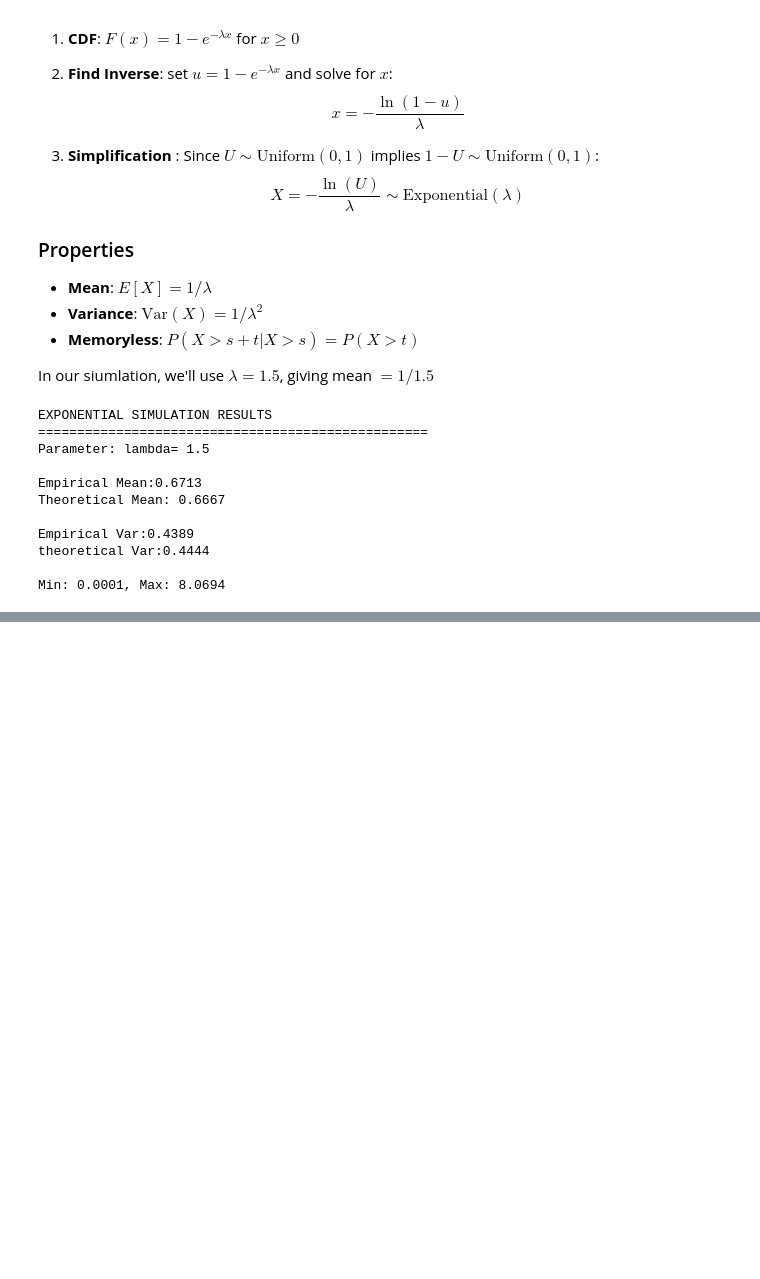
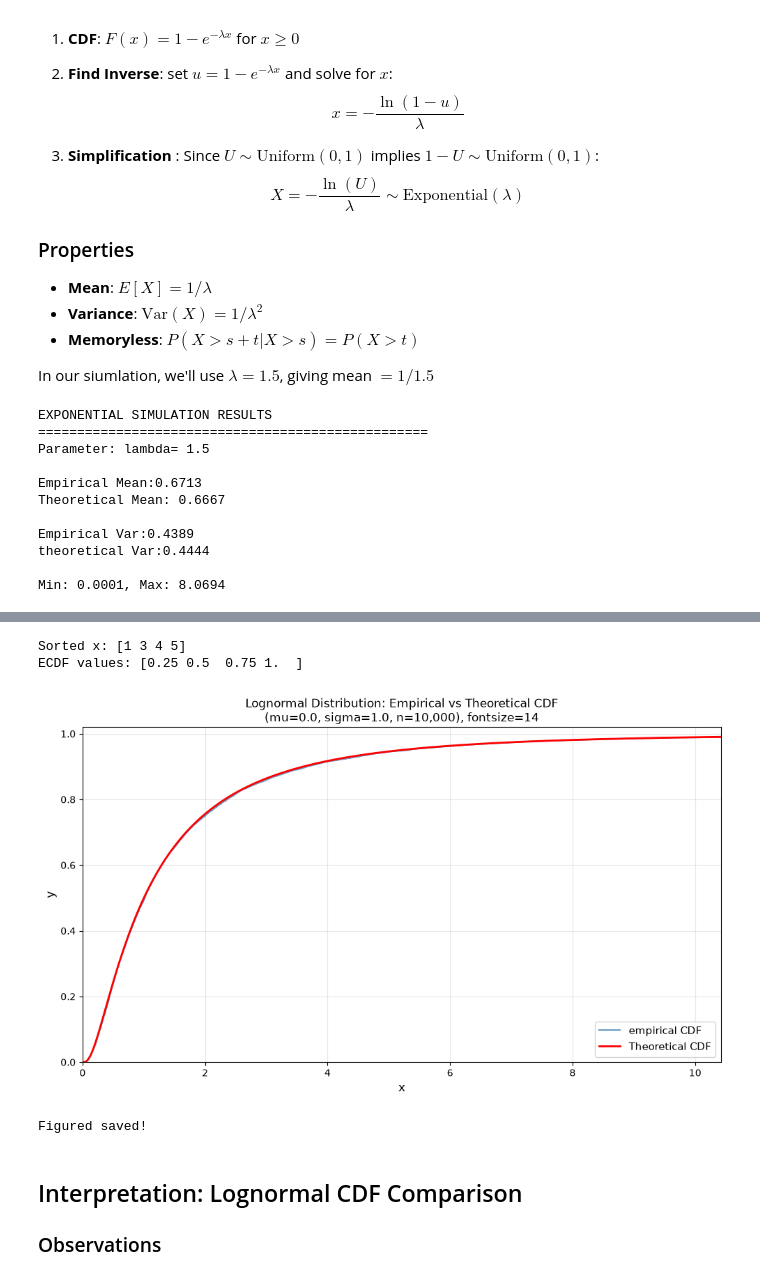
Before and after one commit to YasmineCharifi/Brownian-Motion-Simulator, a Jupyter notebook: notebooks/distributions.ipynb, the cells around one changed output, grey strips where cells are left out. Saved outputs shown, nothing was run; the diff lists cells and outputs as text; code cells hidden in the pictures; blank space fills up the shorter version.

Commit message:
lognormal and exponential distributions bis

```diff
--- a/notebooks/distributions.ipynb
+++ b/notebooks/distributions.ipynb
@@ -148,0 +165,49 @@ The **Cumulative Distribution Function** is a step function that estimates true
+# %%
+def empirical_cdf(samples):
+    x_sorted = np.sort(samples)
+    n = len(x_sorted)
+    ecdf_values = np.arange(1,n+1)/n
+    return x_sorted, ecdf_values
+X_test, ecdf_test = empirical_cdf([3,1,4,5])
+print(f"Sorted x: {X_test}")
+print(f"ECDF values: {ecdf_test}")
+# %% [output]
+Sorted x: [1 3 4 5]
+ECDF values: [0.25 0.5  0.75 1.  ]
+# %%
+""" Comparing Empirical vs Theoritical CDF for Lognormal Distribution"""
+
+x_ln, ecdf_ln = empirical_cdf(X_lognormal)
+# compute theoretical CDF
+x_theory = np.linspace(0.001, np.percentile(X_lognormal, 99), 1000)
+theoretical_cdf_ln = stats.lognorm.cdf(x_theory, s=sigma, scale=np.exp(mu))
+# create figure
+fig, ax =plt.subplots(figsize=(10,6))
+
+# plot empirical CDF
+ax.step(x_ln, ecdf_ln, where='post', linewidth=1.5,
+        color ='steelblue', alpha=0.8, label='empirical CDF')
+
+# plot theoritical CDF
+ax.plot(x_theory, theoretical_cdf_ln, 'r-', linewidth=2, label='Theoretical CDF')
+
+#Formatting
+ax.set_xlabel('x', fontsize=12)
+ax.set_ylabel('y', fontsize=12)
+ax.set_title(f"Lognormal Distribution: Empirical vs Theoretical CDF\n(mu={mu}, sigma={sigma}, n={N_samples:,}), fontsize=14")
+ax.legend(loc='lower right', fontsize=11)
+ax.grid(True, alpha=0.3)
+ax.set_xlim(0, np.percentile(X_lognormal, 99))
+ax.set_ylim(0,1.02)
+
+plt.tight_layout()
+plt.savefig("reports/figures/lognormal_cdf_comparison.png", dpi=150, bbox_inches='tight')
+plt.show()
+
+print("Figured saved!")
+# %% [output]
+[figure, added]
+Figured saved!
+# %% [markdown]
+## Interpretation: Lognormal CDF Comparison
+### Observations
```
Also changed, not shown: parts of 1 cell of this notebook, 1 other file.
